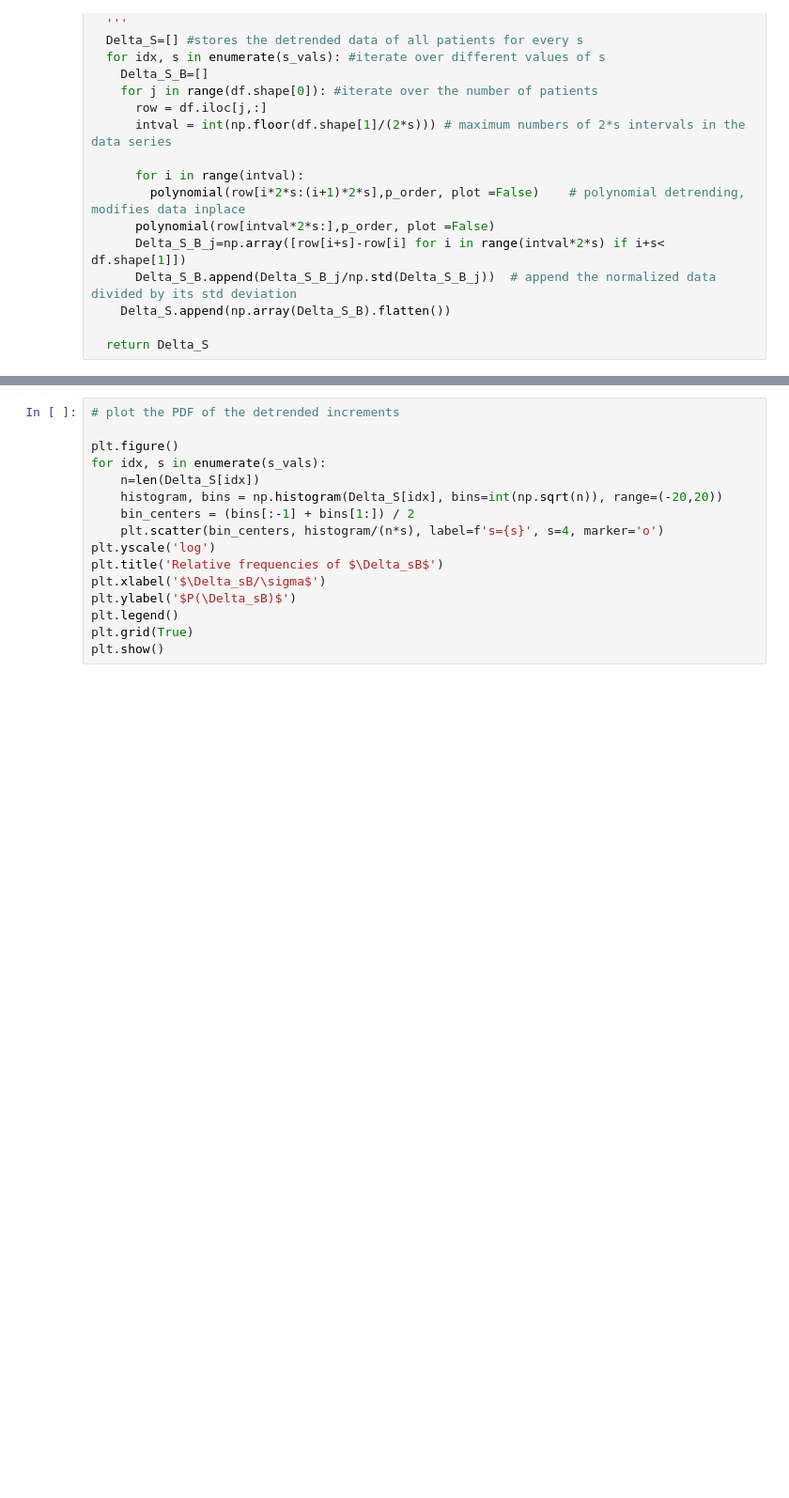
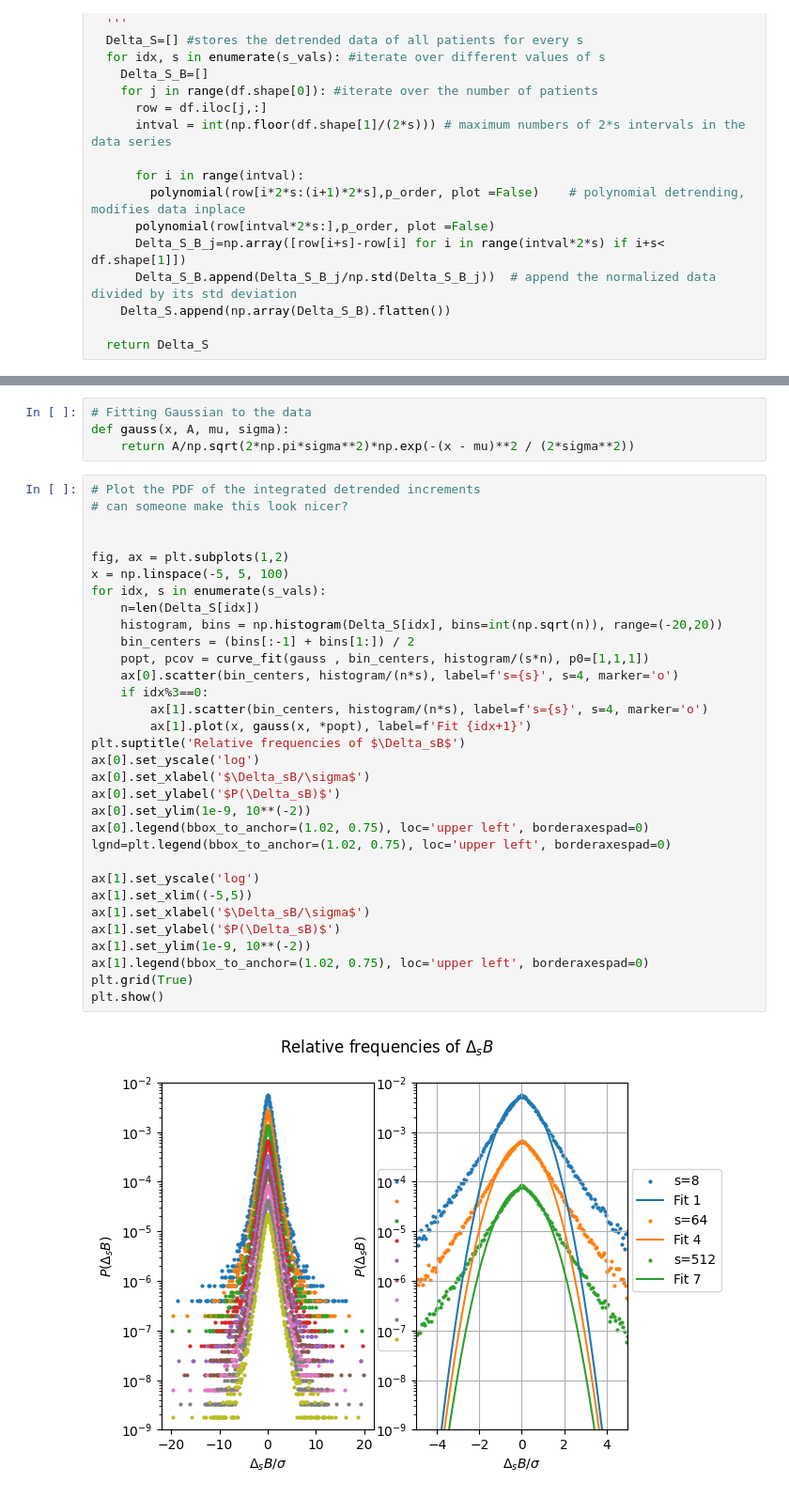
Before and after one commit to mihribanyvs/Critical_Scale_Invariance_in_HHHR, a Jupyter notebook: Project.ipynb, the cells around one changed output, grey strips where cells are left out. Shown at 94% size. Drawn from its saved outputs; the diff is of its cells as text; blank space fills up the shorter version.

Commit message:
Gaussian plots included, but need makeup!

```diff
--- a/Project.ipynb
+++ b/Project.ipynb
@@ -81,16 +80,38 @@ Delta_S = detrend(df_cum1,s_vals, 3)
+# %%
+# Fitting Gaussian to the data
+def gauss(x, A, mu, sigma):
+    return A/np.sqrt(2*np.pi*sigma**2)*np.exp(-(x - mu)**2 / (2*sigma**2))
 # %%
-# plot the PDF of the detrended increments
+# Plot the PDF of the integrated detrended increments
+# can someone make this look nicer?
 
-plt.figure()
+
+fig, ax = plt.subplots(1,2)
+x = np.linspace(-5, 5, 100)
 for idx, s in enumerate(s_vals):
     n=len(Delta_S[idx])
     histogram, bins = np.histogram(Delta_S[idx], bins=int(np.sqrt(n)), range=(-20,20))
     bin_centers = (bins[:-1] + bins[1:]) / 2
-    plt.scatter(bin_centers, histogram/(n*s), label=f's={s}', s=4, marker='o')
-plt.yscale('log')
-plt.title('Relative frequencies of $\Delta_sB$')
-plt.xlabel('$\Delta_sB/\sigma$')
-plt.ylabel('$P(\Delta_sB)$')
-plt.legend()
+    popt, pcov = curve_fit(gauss , bin_centers, histogram/(s*n), p0=[1,1,1])
+    ax[0].scatter(bin_centers, histogram/(n*s), label=f's={s}', s=4, marker='o')
+    if idx%3==0:
+        ax[1].scatter(bin_centers, histogram/(n*s), label=f's={s}', s=4, marker='o')
+        ax[1].plot(x, gauss(x, *popt), label=f'Fit {idx+1}')
+plt.suptitle('Relative frequencies of $\Delta_sB$')
+ax[0].set_yscale('log')
+ax[0].set_xlabel('$\Delta_sB/\sigma$')
+ax[0].set_ylabel('$P(\Delta_sB)$')
+ax[0].set_ylim(1e-9, 10**(-2))
+ax[0].legend(bbox_to_anchor=(1.02, 0.75), loc='upper left', borderaxespad=0)
+lgnd=plt.legend(bbox_to_anchor=(1.02, 0.75), loc='upper left', borderaxespad=0)
+
+ax[1].set_yscale('log')
+ax[1].set_xlim((-5,5))
+ax[1].set_xlabel('$\Delta_sB/\sigma$')
+ax[1].set_ylabel('$P(\Delta_sB)$')
+ax[1].set_ylim(1e-9, 10**(-2))
+ax[1].legend(bbox_to_anchor=(1.02, 0.75), loc='upper left', borderaxespad=0)
 plt.grid(True)
 plt.show()
+# %% [output]
+[figure, added]
```
Also changed, not shown: parts of 3 cells of this notebook.
